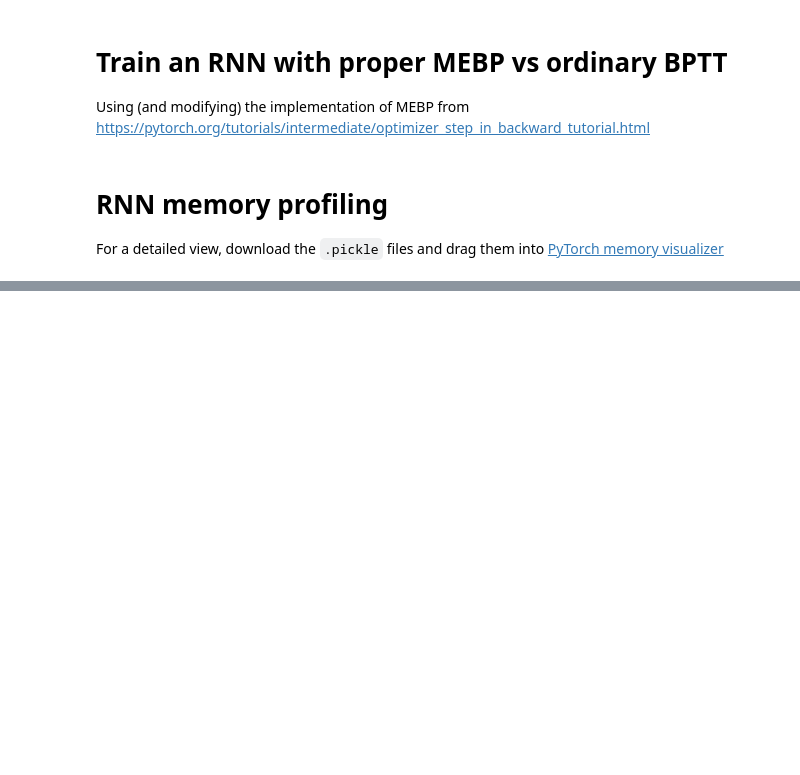
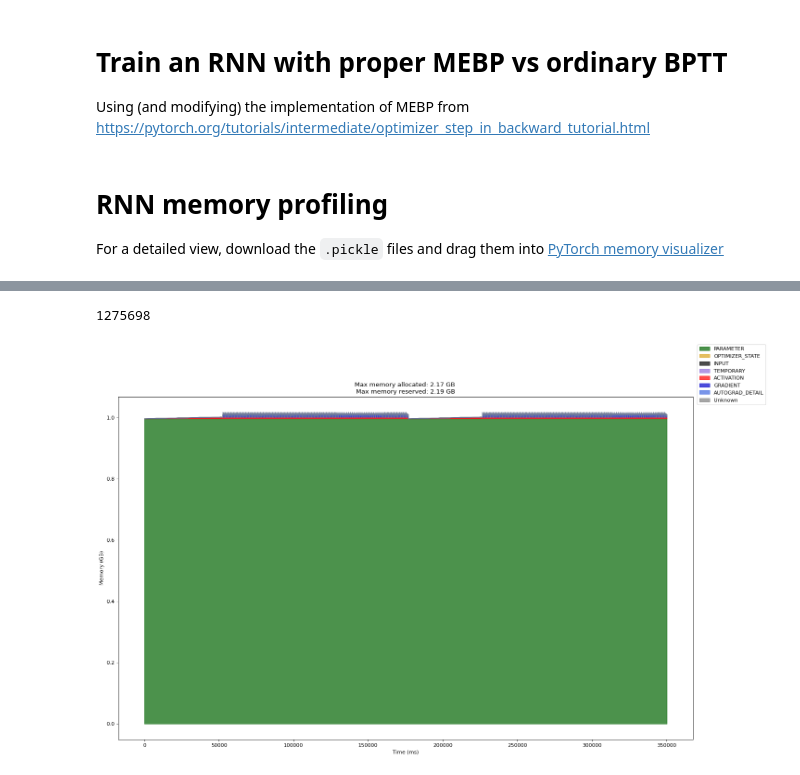
Before and after one commit to MikkelGodsk/Masters-thesis, a Jupyter notebook: notebooks/RNN+BPTT+MEBP_test_SGD.ipynb, the cells around one changed output, grey strips where cells are left out. Drawn from its saved outputs; the diff is of its cells as text; code cells hidden in the pictures; blank space fills up the shorter version.

```diff
--- a/notebooks/RNN+BPTT+MEBP_test_SGD.ipynb
+++ b/notebooks/RNN+BPTT+MEBP_test_SGD.ipynb
@@ -247,0 +326,33 @@ STAGE:2024-06-08 14:00:13 5656:5656 ActivityProfilerController.cpp:324] Complete
+# %%
+torch.cuda.memory._record_memory_history()
+model_3 = RNN(input_size=4, output_size=1, hidden_dim=1024, n_layers=128, device='cuda:0')
+
+optimizer_dict = {p: torch.optim.SGD([p], foreach=False) for p in model_3.parameters()}
+for p in model_3.parameters():
+   p.register_post_accumulate_grad_hook(optimizer_post_acc_grad_hook)
+
+p = torch.profiler.profile(
+  activities=[
+    torch.profiler.ProfilerActivity.CPU,
+    torch.profiler.ProfilerActivity.CUDA,
+  ],
+  record_shapes=True,
+  with_stack=True,
+  profile_memory=True,
+)
+p.start()
+#model_3, loss_3 = train_manual(model_3, X, y, batch_timesteps=5, n_epochs=1, optimizer_cls = torch.optim.SGD, optimizer_kwargs={'foreach':False})
+model_3, loss_3 = train_careful_hook(model_3, X, y, batch_timesteps=10, n_epochs=2)
+p.step()
+p.stop()
+p.export_memory_timeline("trace_model_3.html")
+torch.cuda.memory._dump_snapshot("trace_model_3.pickle")
+
+import gc
+model_3.rnn_layers.cpu()
+model_3.cpu()
+del model_3.rnn_layers
+del model_3
+torch.cuda.empty_cache()
+gc.collect()
+# %% [output]
@@ -247,0 +362,2 @@ STAGE:2024-06-08 14:00:13 5656:5656 ActivityProfilerController.cpp:324] Complete
+1275698
+[figure, added]
```
Also changed, not shown: parts of 8 cells of this notebook, 5 other files.
